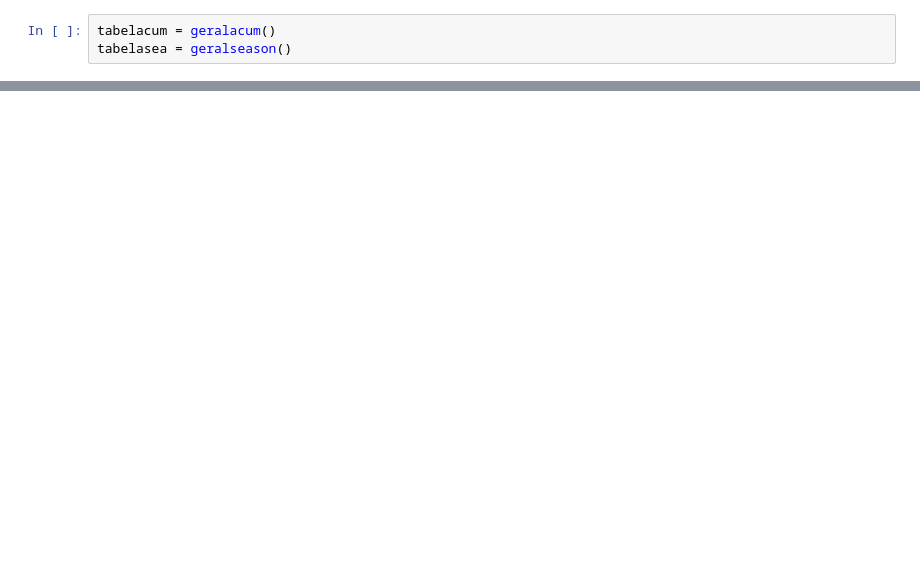
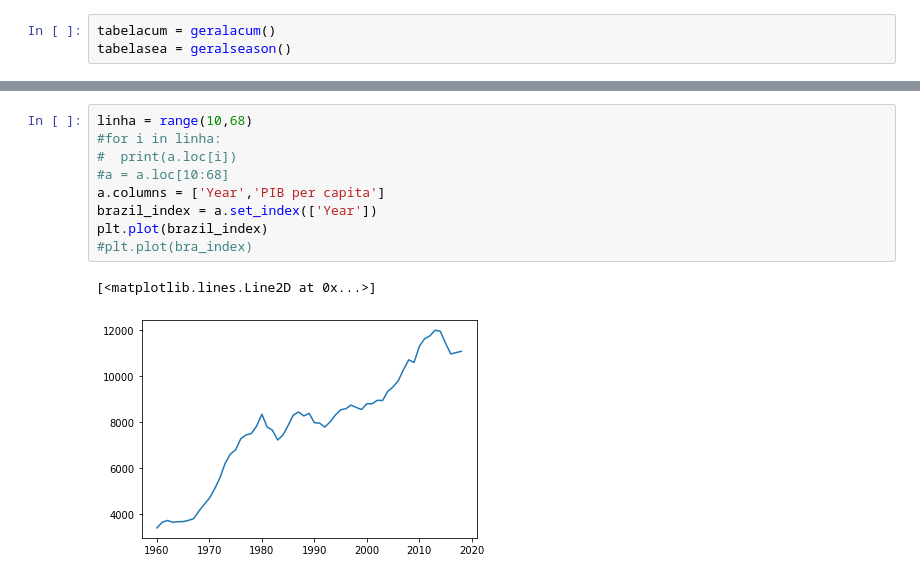
Before and after one commit to luciansantana/olympic-games, a Jupyter notebook: Olimpiadas.ipynb, the cells around one changed output, grey strips where cells are left out. Saved outputs shown, nothing was run; the diff lists cells and outputs as text; blank space fills up the shorter version.

```diff
--- a/Olimpiadas.ipynb
+++ b/Olimpiadas.ipynb
@@ -188,0 +197,12 @@ serie.plot(figsize = (22,18))
+# %%
+linha = range(10,68)
+#for i in linha:
+#  print(a.loc[i])
+#a = a.loc[10:68]
+a.columns = ['Year','PIB per capita']
+brazil_index = a.set_index(['Year'])
+plt.plot(brazil_index)
+#plt.plot(bra_index)
+# %% [output]
+[<matplotlib.lines.Line2D at 0x...>]
+[figure, added]
```
Also changed, not shown: parts of 13 cells of this notebook.
